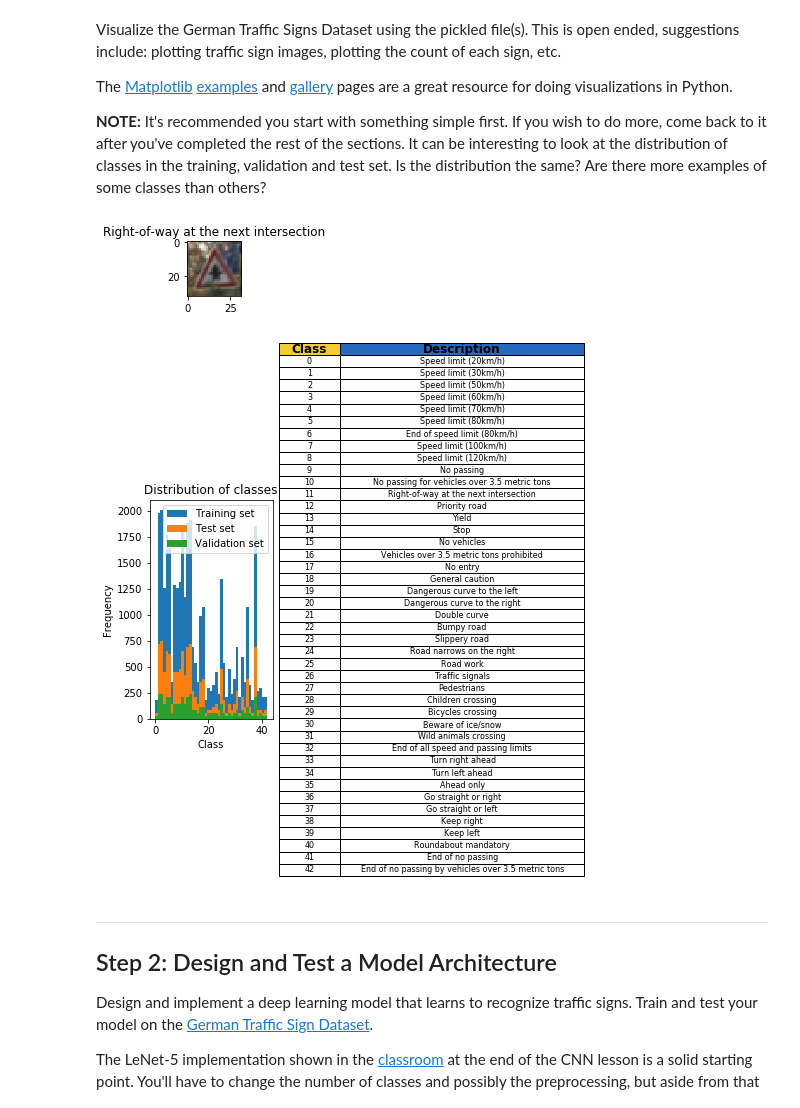
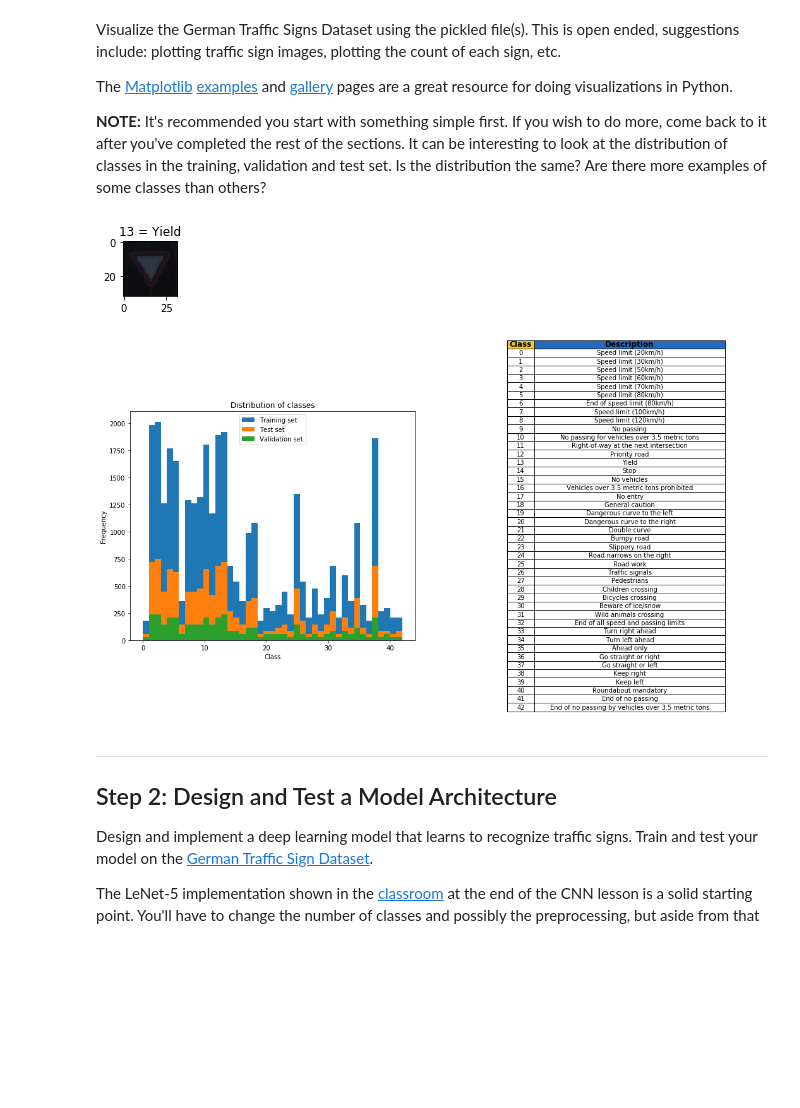
Before and after one commit to 48cfu/CarND-Traffic-Sign-Classifier-Project, a Jupyter notebook: source/Traffic_Sign_Classifier.ipynb, the cells around one changed output. Cells and saved outputs as stored; diff of their text form; code cells hidden in the pictures; blank space fills up the shorter version.

Commit message:
Final Deep CNN for German traffic sign classification

```diff
--- a/source/Traffic_Sign_Classifier.ipynb
+++ b/source/Traffic_Sign_Classifier.ipynb
@@ -78,7 +78,8 @@ image_shape = X_train[0].shape
 line_count = 0
 sign_name_database = []
 final_sign_data = []
-with open(sign_names_file) as csv_file:
+fo = open(sign_names_file)
+with fo as csv_file:
     csv_reader = csv.reader(csv_file, delimiter=',')
     for row in csv_reader:
         if line_count > 0:
@@ -92,7 +93,7 @@ print("Number of training examples =", n_train)
 print("Number of testing examples =", n_test)
 print("Image data shape =", image_shape)
 print("Number of classes =", n_classes)
-#print(sign_name_database)
+fo.close()
 # %% [output]
 Number of training examples = 34799
 Number of testing examples = 12630
@@ -107,6 +108,8 @@ The [Matplotlib](http://matplotlib.org/) [examples](http://matplotlib.org/exampl
 
 **NOTE:** It's recommended you start with something simple first. If you wish to do more, come back to it after you've completed the rest of the sections. It can be interesting to look at the distribution of classes in the training, validation and test set. Is the distribution the same? Are there more examples of some classes than others?
 # %%
+import warnings
+warnings.filterwarnings("ignore")
 import random
 ### Data exploration visualization code goes here.
 ### Feel free to use as many code cells as needed.
@@ -120,41 +123,41 @@ index = random.randint(0, len(X_train))
 image = X_train[index].squeeze()
 
 plt.figure(figsize=(1,1))
-plt.title(sign_name_database[y_train[index]])
+plt.title(str(y_train[index]) +' = ' +  sign_name_database[y_train[index]])
 plt.imshow(image)
 plt.show()
 
 # Distributions
 
-fig, axs = plt.subplots(1, 2, sharey=False, tight_layout=True)
+fig, axs = plt.subplots(1, 2, tight_layout=True, figsize=(15, 6))
 fig.subplots_adjust(wspace=50)
 axs[0].set_xlabel('Class')
 axs[0].set_ylabel('Frequency')
 # the histogram of the data
 n, bins, patches = axs[0].hist(y_train, n_classes, normed=0, label='Training set')
 # the histogram of the data
 n, bins, patches = axs[0].hist(y_test, n_classes, normed=0, label='Test set')
 n, bins, patches = axs[0].hist(y_valid, n_classes, normed=0, label='Validation set')
 
 axs[0].legend()
 axs[0].set_title('Distribution of classes')
 
 table_subplot = axs[1]
 
 table = table_subplot.table(cellText=final_sign_data, colLabels=['Class', 'Description'], loc='center', cellLoc='center', colColours=['#F3CC32', '#2769BD'])
 table.auto_set_font_size(False)
-table.set_fontsize(8)
+table.set_fontsize(10)
 table.auto_set_column_width((-1, 0, 1, 2, 3))
 table.auto_set_column_width(True)
 
 for (row, col), cell in table.get_celld().items():
     if (row == 0):
         cell.set_text_props(fontproperties=FontProperties(weight='bold', size=12))
 plt.axis('off')
 plt.show()
 # %% [output]
-[figure, old version]
+[figure, new version]
-[figure, old version]
+[figure, new version]
 # %% [markdown]
 ----
 
```
Also changed, not shown: parts of 22 cells of this notebook, 13 other files.
